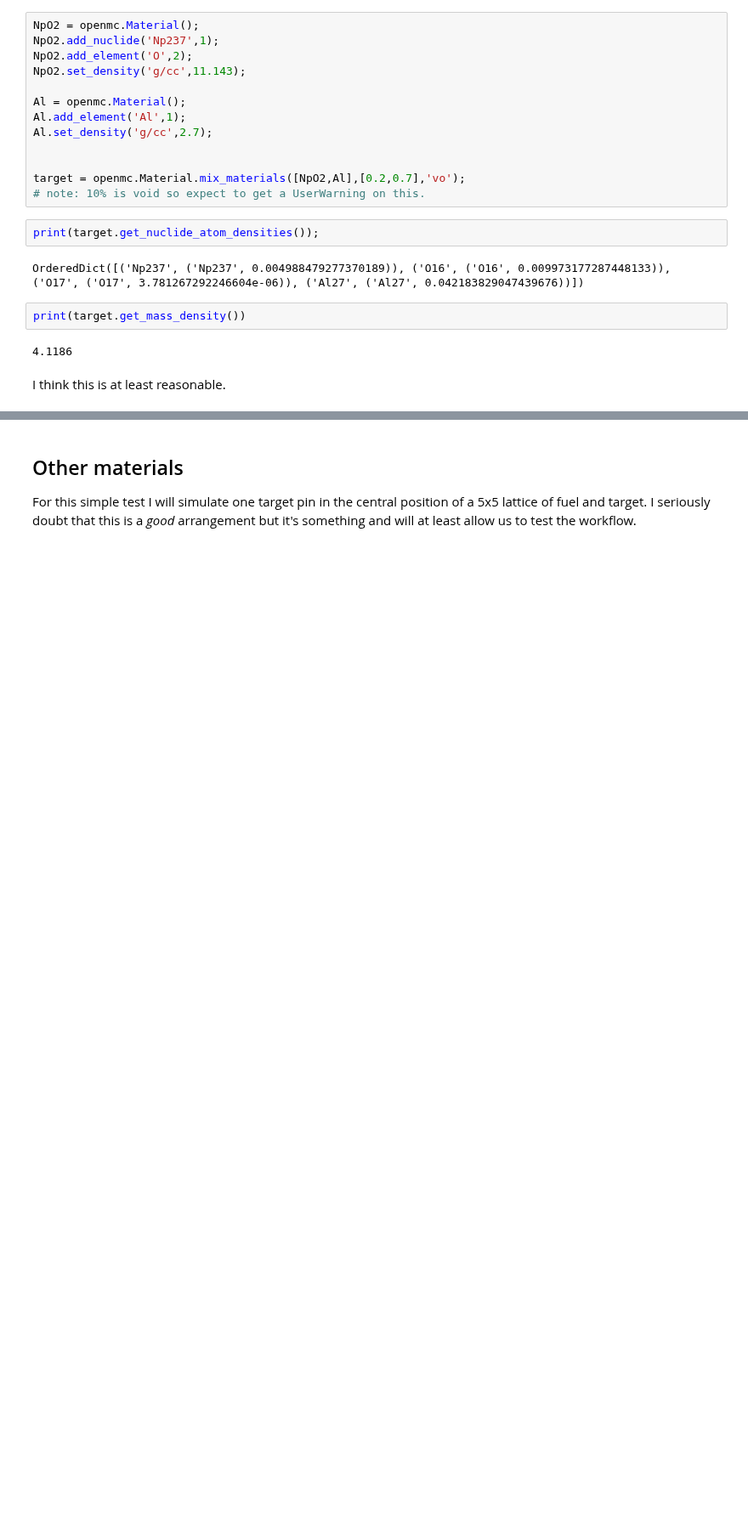
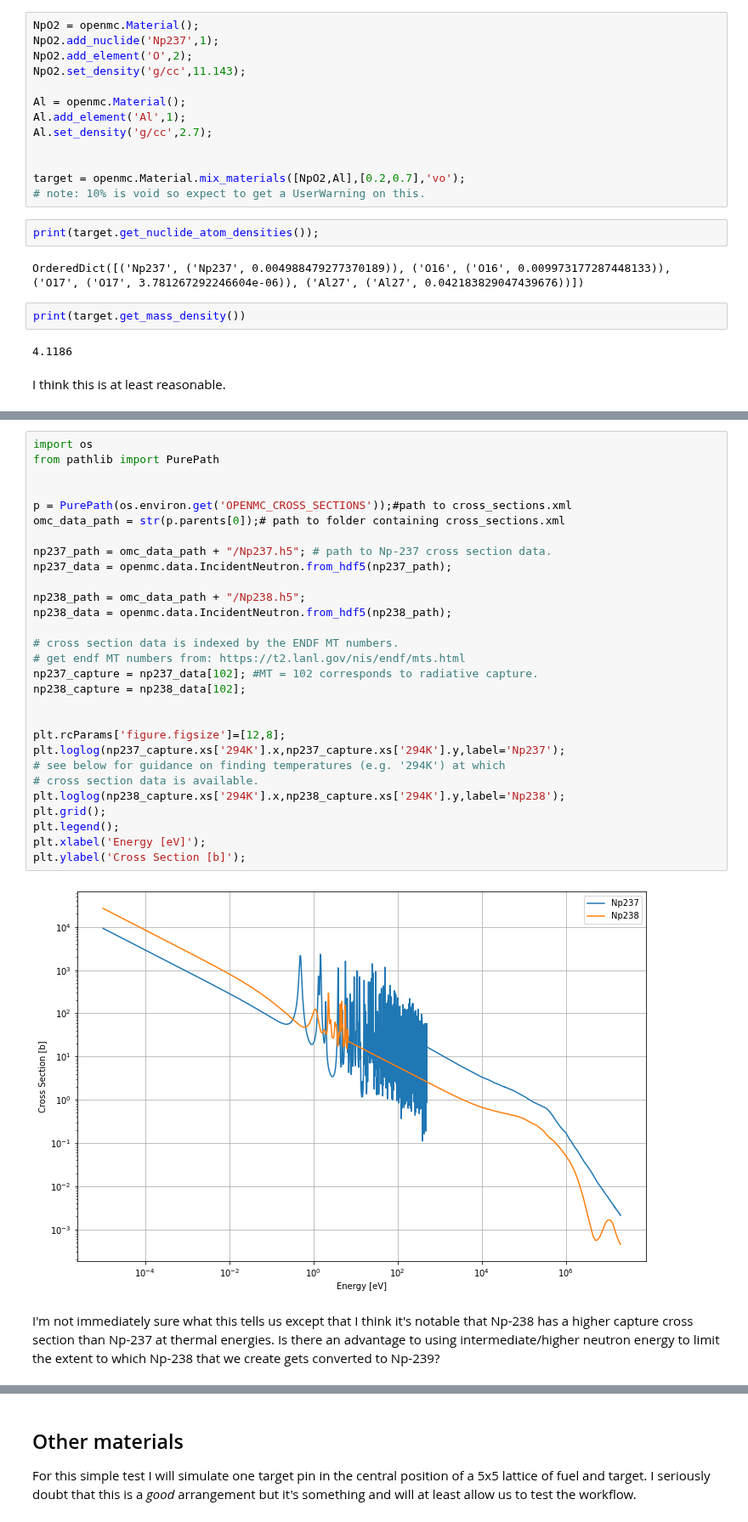
Before and after one commit to stu314159/er362_omc, a Jupyter notebook: examples/pu238_maker/Pu238_Maker.ipynb, the cells around one changed output, grey strips where cells are left out. Shown at 85% size. Drawn from its saved outputs; the diff is of its cells as text; blank space fills up the shorter version.

```diff
--- a/examples/pu238_maker/Pu238_Maker.ipynb
+++ b/examples/pu238_maker/Pu238_Maker.ipynb
@@ -39,0 +44,33 @@ I think this is at least reasonable.
+# %%
+import os
+from pathlib import PurePath
+
+
+p = PurePath(os.environ.get('OPENMC_CROSS_SECTIONS'));#path to cross_sections.xml
+omc_data_path = str(p.parents[0]);# path to folder containing cross_sections.xml
+
+np237_path = omc_data_path + "/Np237.h5"; # path to Np-237 cross section data.
+np237_data = openmc.data.IncidentNeutron.from_hdf5(np237_path);
+
+np238_path = omc_data_path + "/Np238.h5";
+np238_data = openmc.data.IncidentNeutron.from_hdf5(np238_path);
+
+# cross section data is indexed by the ENDF MT numbers.
+# get endf MT numbers from: https://t2.lanl.gov/nis/endf/mts.html
+np237_capture = np237_data[102]; #MT = 102 corresponds to radiative capture.
+np238_capture = np238_data[102];
+
+
+plt.rcParams['figure.figsize']=[12,8];
+plt.loglog(np237_capture.xs['294K'].x,np237_capture.xs['294K'].y,label='Np237');
+# see below for guidance on finding temperatures (e.g. '294K') at which
+# cross section data is available.
+plt.loglog(np238_capture.xs['294K'].x,np238_capture.xs['294K'].y,label='Np238');
+plt.grid();
+plt.legend();
+plt.xlabel('Energy [eV]');
+plt.ylabel('Cross Section [b]');
+# %% [output]
+[figure, added]
+# %% [markdown]
+I'm not immediately sure what this tells us except that I think it's notable that Np-238 has a higher capture cross section than Np-237 at thermal energies.  Is there an advantage to using intermediate/higher neutron energy to limit the extent to which Np-238 that we create gets converted to Np-239?
```
Also changed, not shown: parts of 19 cells of this notebook, 1 other file.
